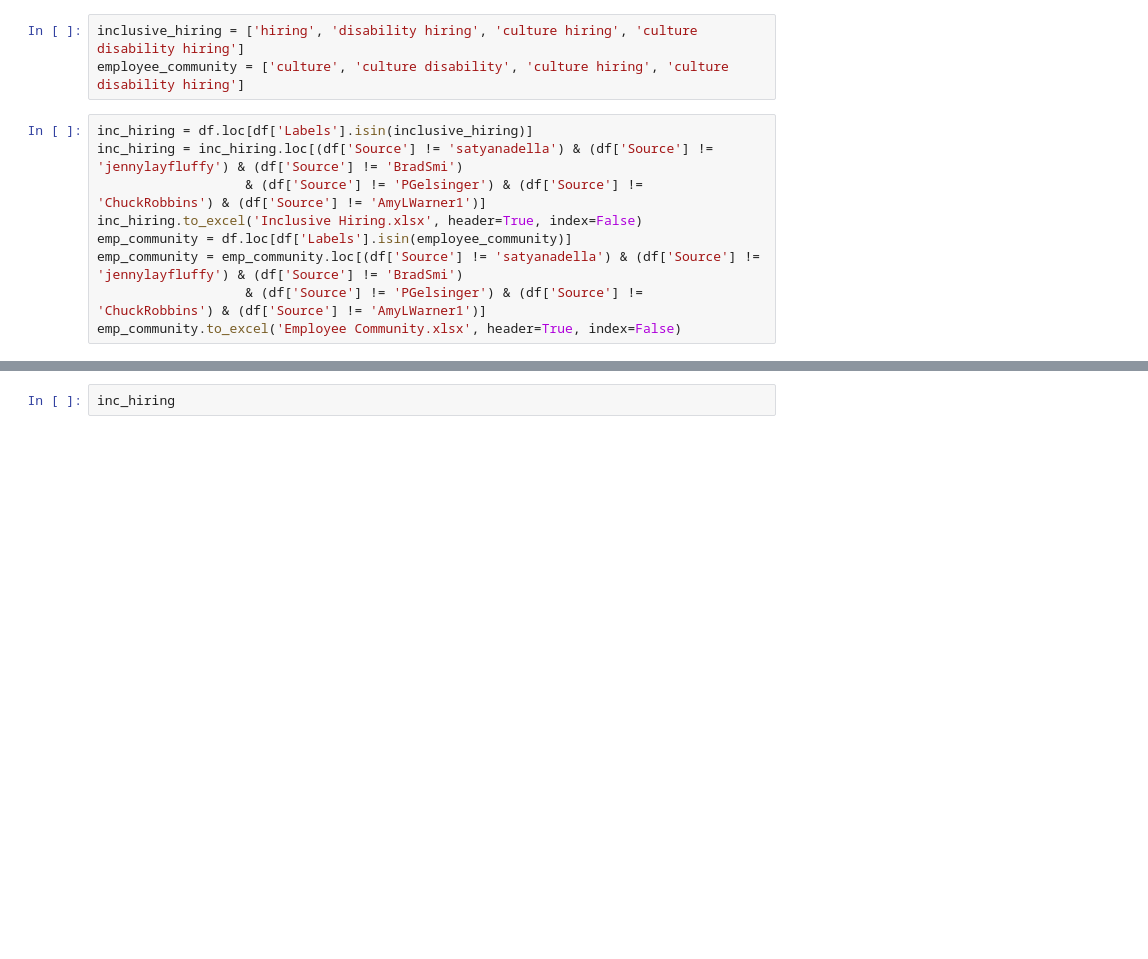
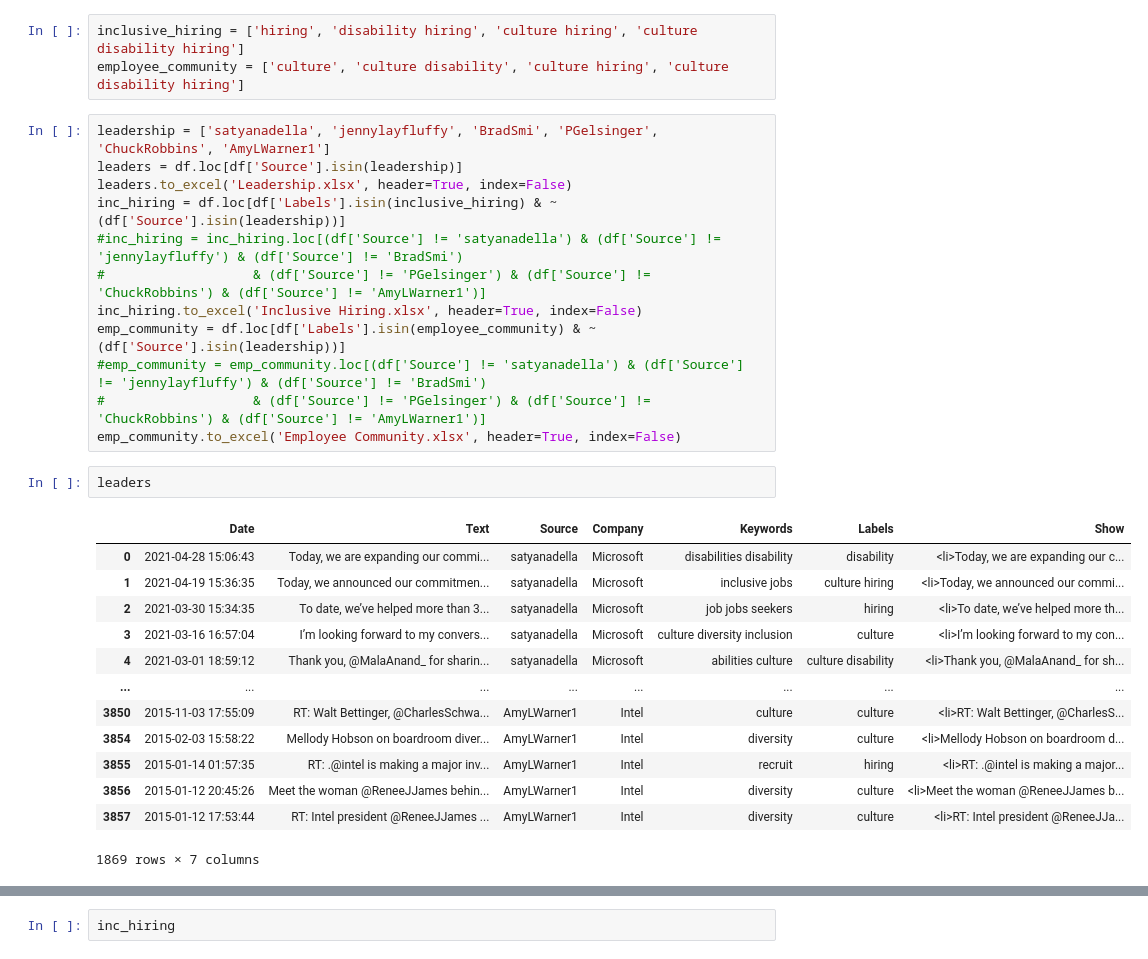
Before and after one commit to sawhney-kartik/inclusive-employement, a Jupyter notebook: Twitter/Twitter.ipynb, the cells around one changed output, grey strips where cells are left out. Saved outputs shown, nothing was run; the diff lists cells and outputs as text; blank space fills up the shorter version.

```diff
--- a/Twitter/Twitter.ipynb
+++ b/Twitter/Twitter.ipynb
@@ -364,11 +364,30 @@ Name: Source, dtype: int64
 inclusive_hiring = ['hiring', 'disability hiring', 'culture hiring', 'culture disability hiring']
 employee_community = ['culture', 'culture disability', 'culture hiring', 'culture disability hiring']
 # %%
-inc_hiring = df.loc[df['Labels'].isin(inclusive_hiring)]
-inc_hiring = inc_hiring.loc[(df['Source'] != 'satyanadella') & (df['Source'] != 'jennylayfluffy') & (df['Source'] != 'BradSmi')
-                   & (df['Source'] != 'PGelsinger') & (df['Source'] != 'ChuckRobbins') & (df['Source'] != 'AmyLWarner1')]
+leadership = ['satyanadella', 'jennylayfluffy', 'BradSmi', 'PGelsinger', 'ChuckRobbins', 'AmyLWarner1']
+leaders = df.loc[df['Source'].isin(leadership)]
+leaders.to_excel('Leadership.xlsx', header=True, index=False)
+inc_hiring = df.loc[df['Labels'].isin(inclusive_hiring) & ~(df['Source'].isin(leadership))]
+#inc_hiring = inc_hiring.loc[(df['Source'] != 'satyanadella') & (df['Source'] != 'jennylayfluffy') & (df['Source'] != 'BradSmi')
+#                   & (df['Source'] != 'PGelsinger') & (df['Source'] != 'ChuckRobbins') & (df['Source'] != 'AmyLWarner1')]
 inc_hiring.to_excel('Inclusive Hiring.xlsx', header=True, index=False)
-emp_community = df.loc[df['Labels'].isin(employee_community)]
-emp_community = emp_community.loc[(df['Source'] != 'satyanadella') & (df['Source'] != 'jennylayfluffy') & (df['Source'] != 'BradSmi')
-                   & (df['Source'] != 'PGelsinger') & (df['Source'] != 'ChuckRobbins') & (df['Source'] != 'AmyLWarner1')]
+emp_community = df.loc[df['Labels'].isin(employee_community) & ~(df['Source'].isin(leadership))]
+#emp_community = emp_community.loc[(df['Source'] != 'satyanadella') & (df['Source'] != 'jennylayfluffy') & (df['Source'] != 'BradSmi')
+#                   & (df['Source'] != 'PGelsinger') & (df['Source'] != 'ChuckRobbins') & (df['Source'] != 'AmyLWarner1')]
 emp_community.to_excel('Employee Community.xlsx', header=True, index=False)
+# %%
+leaders
+# %% [output]
+|  | Date | Text | Source | Company | Keywords | Labels | Show |
+| 0 | 2021-04-28 15:06:43 | Today, we are expanding our commi... | satyanadella | Microsoft | disabilities disability | disability | <li>Today, we are expanding our c... |
+| 1 | 2021-04-19 15:36:35 | Today, we announced our commitmen... | satyanadella | Microsoft | inclusive jobs | culture hiring | <li>Today, we announced our commi... |
+| 2 | 2021-03-30 15:34:35 | To date, we’ve helped more than 3... | satyanadella | Microsoft | job jobs seekers | hiring | <li>To date, we’ve helped more th... |
+| 3 | 2021-03-16 16:57:04 | I’m looking forward to my convers... | satyanadella | Microsoft | culture diversity inclusion | culture | <li>I’m looking forward to my con... |
+| 4 | 2021-03-01 18:59:12 | Thank you, @MalaAnand_ for sharin... | satyanadella | Microsoft | abilities culture | culture disability | <li>Thank you, @MalaAnand_ for sh... |
+| ... | ... | ... | ... | ... | ... | ... | ... |
+| 3850 | 2015-11-03 17:55:09 | RT: Walt Bettinger, @CharlesSchwa... | AmyLWarner1 | Intel | culture | culture | <li>RT: Walt Bettinger, @CharlesS... |
+| 3854 | 2015-02-03 15:58:22 | Mellody Hobson on boardroom diver... | AmyLWarner1 | Intel | diversity | culture | <li>Mellody Hobson on boardroom d... |
+| 3855 | 2015-01-14 01:57:35 | RT: .@intel is making a major inv... | AmyLWarner1 | Intel | recruit | hiring | <li>RT: .@intel is making a major... |
+| 3856 | 2015-01-12 20:45:26 | Meet the woman @ReneeJJames behin... | AmyLWarner1 | Intel | diversity | culture | <li>Meet the woman @ReneeJJames b... |
+| 3857 | 2015-01-12 17:53:44 | RT: Intel president @ReneeJJames ... | AmyLWarner1 | Intel | diversity | culture | <li>RT: Intel president @ReneeJJa... |
+1869 rows × 7 columns
```
Also changed, not shown: parts of 4 cells of this notebook, 3 other files.
